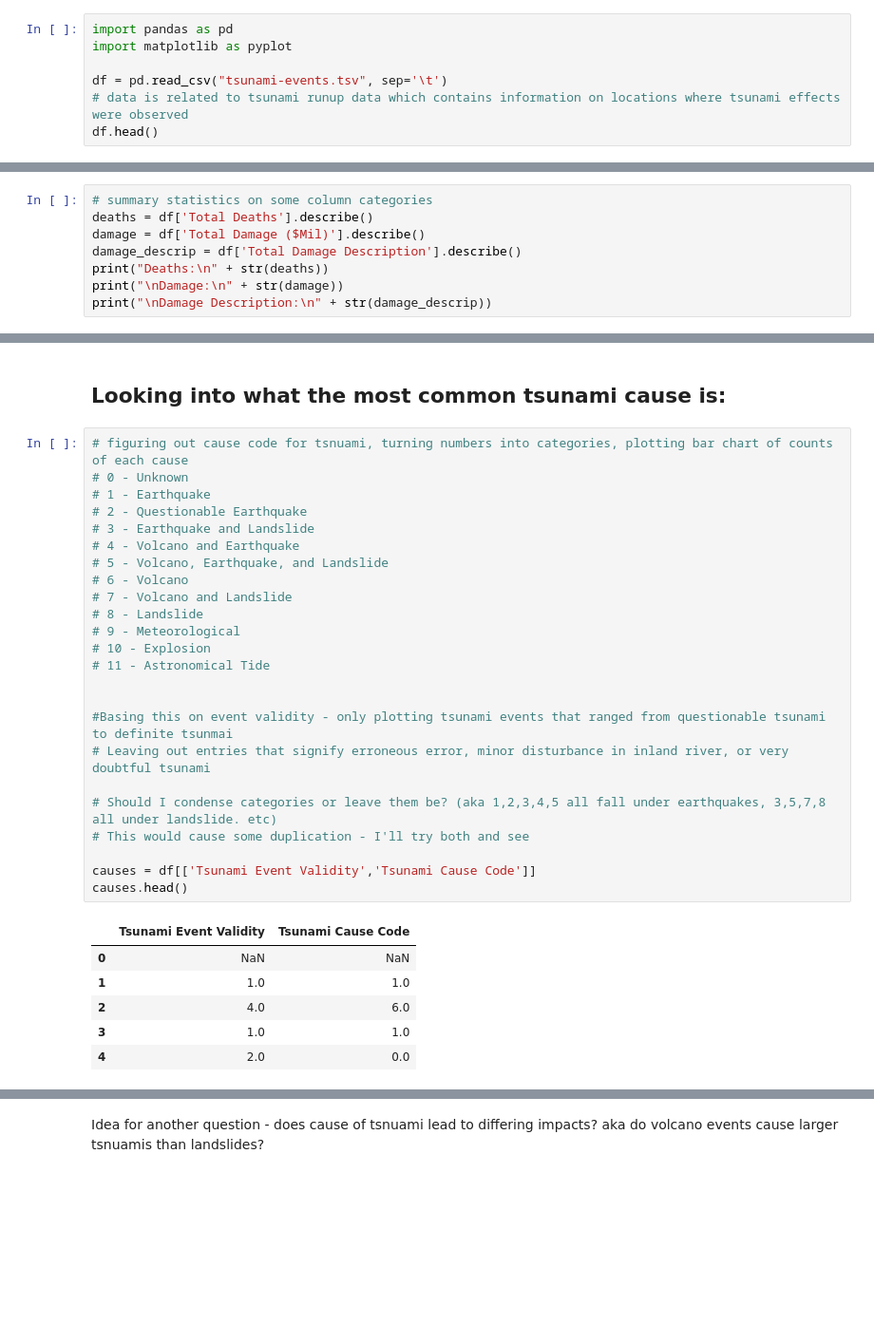
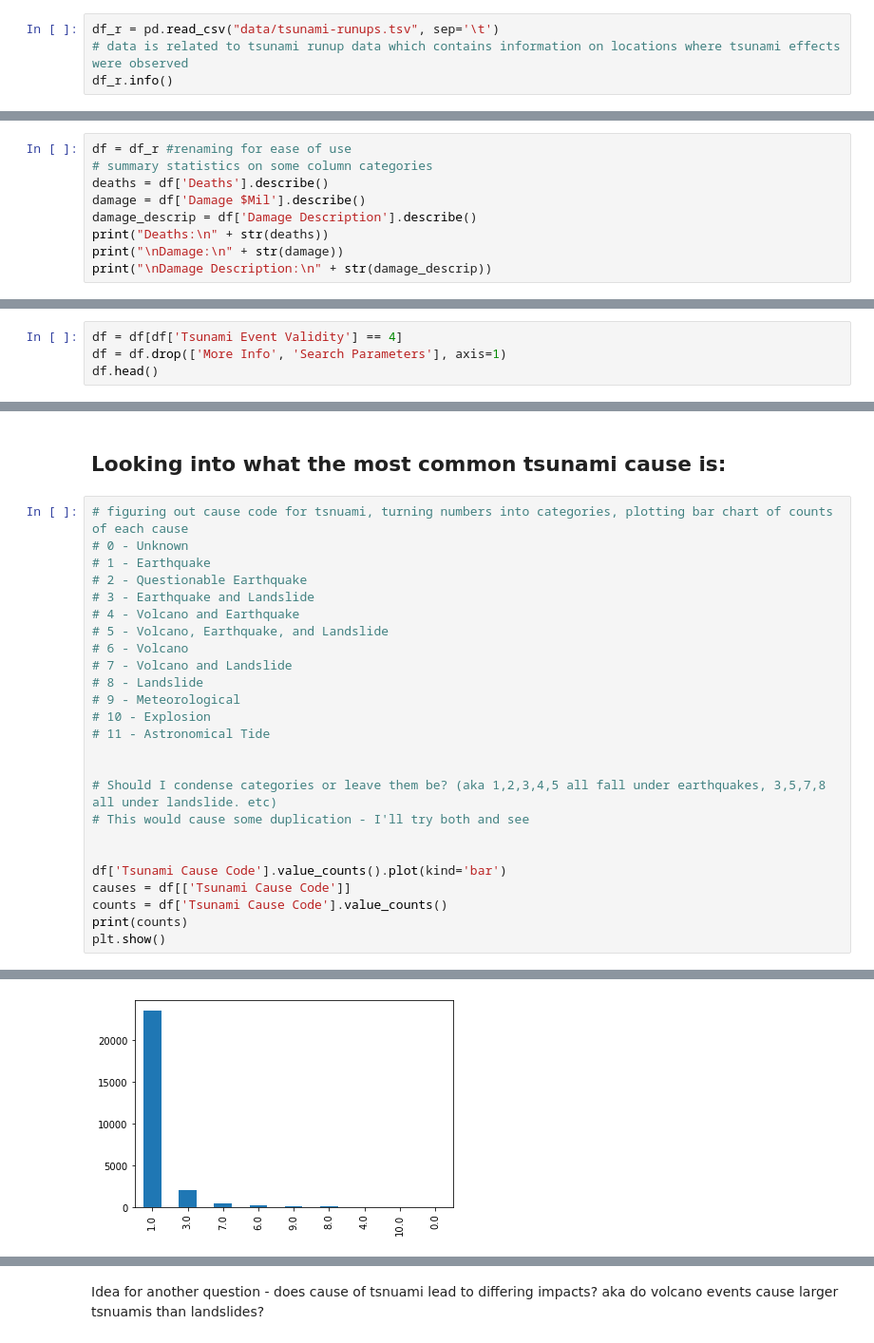
Before and after one commit to gbugieda/midtem-367-datascience, a Jupyter notebook: Messy-Tsunami-Impact.ipynb, the cells around one changed output, grey strips where cells are left out. Shown at 95% size. Saved outputs shown, nothing was run; the diff lists cells and outputs as text; blank space fills up the shorter version.

```diff
--- a/Messy-Tsunami-Impact.ipynb
+++ b/Messy-Tsunami-Impact.ipynb
@@ -5,8 +39,5 @@
 # %%
-import pandas as pd
-import matplotlib as pyplot
-
-df = pd.read_csv("tsunami-events.tsv", sep='\t')
+df_r = pd.read_csv("data/tsunami-runups.tsv", sep='\t')
 # data is related to tsunami runup data which contains information on locations where tsunami effects were observed
-df.head()
+df_r.info()
 # %% [output]
@@ -57,10 +80,11 @@ General answer: (https://www.ngdc.noaa.gov/hazel/view/hazards/tsunami/event-data
 # %% [markdown]
 ### Some Summary Statistics
 # %%
+df = df_r #renaming for ease of use
 # summary statistics on some column categories
-deaths = df['Total Deaths'].describe()
-damage = df['Total Damage ($Mil)'].describe()
-damage_descrip = df['Total Damage Description'].describe()
+deaths = df['Deaths'].describe()
+damage = df['Damage $Mil'].describe()
+damage_descrip = df['Damage Description'].describe()
 print("Deaths:\n" + str(deaths))
 print("\nDamage:\n" + str(damage))
 print("\nDamage Description:\n" + str(damage_descrip))
@@ -84,0 +121,4 @@ Name: Total Damage Description, dtype: float64
+# %%
+df = df[df['Tsunami Event Validity'] == 4]
+df = df.drop(['More Info', 'Search Parameters'], axis=1)
+df.head()
@@ -100,18 +148,13 @@ Name: Total Damage Description, dtype: float64
 # 11 - Astronomical Tide
 
 
-#Basing this on event validity - only plotting tsunami events that ranged from questionable tsunami to definite tsunmai
-# Leaving out entries that signify erroneous error, minor disturbance in inland river, or very doubtful tsunami
-
 # Should I condense categories or leave them be? (aka 1,2,3,4,5 all fall under earthquakes, 3,5,7,8 all under landslide. etc)
 # This would cause some duplication - I'll try both and see
 
-causes = df[['Tsunami Event Validity','Tsunami Cause Code']]
-causes.head()
+
+df['Tsunami Cause Code'].value_counts().plot(kind='bar')
+causes = df[['Tsunami Cause Code']]
+counts = df['Tsunami Cause Code'].value_counts()
+print(counts)
+plt.show()
 # %% [output]
-|  | Tsunami Event Validity | Tsunami Cause Code |
-| 0 | NaN | NaN |
-| 1 | 1.0 | 1.0 |
-| 2 | 4.0 | 6.0 |
-| 3 | 1.0 | 1.0 |
-| 4 | 2.0 | 0.0 |
@@ -117,0 +171 @@ causes.head()
+[figure, added]
```
Also changed, not shown: parts of 12 cells of this notebook, 1 other file.
